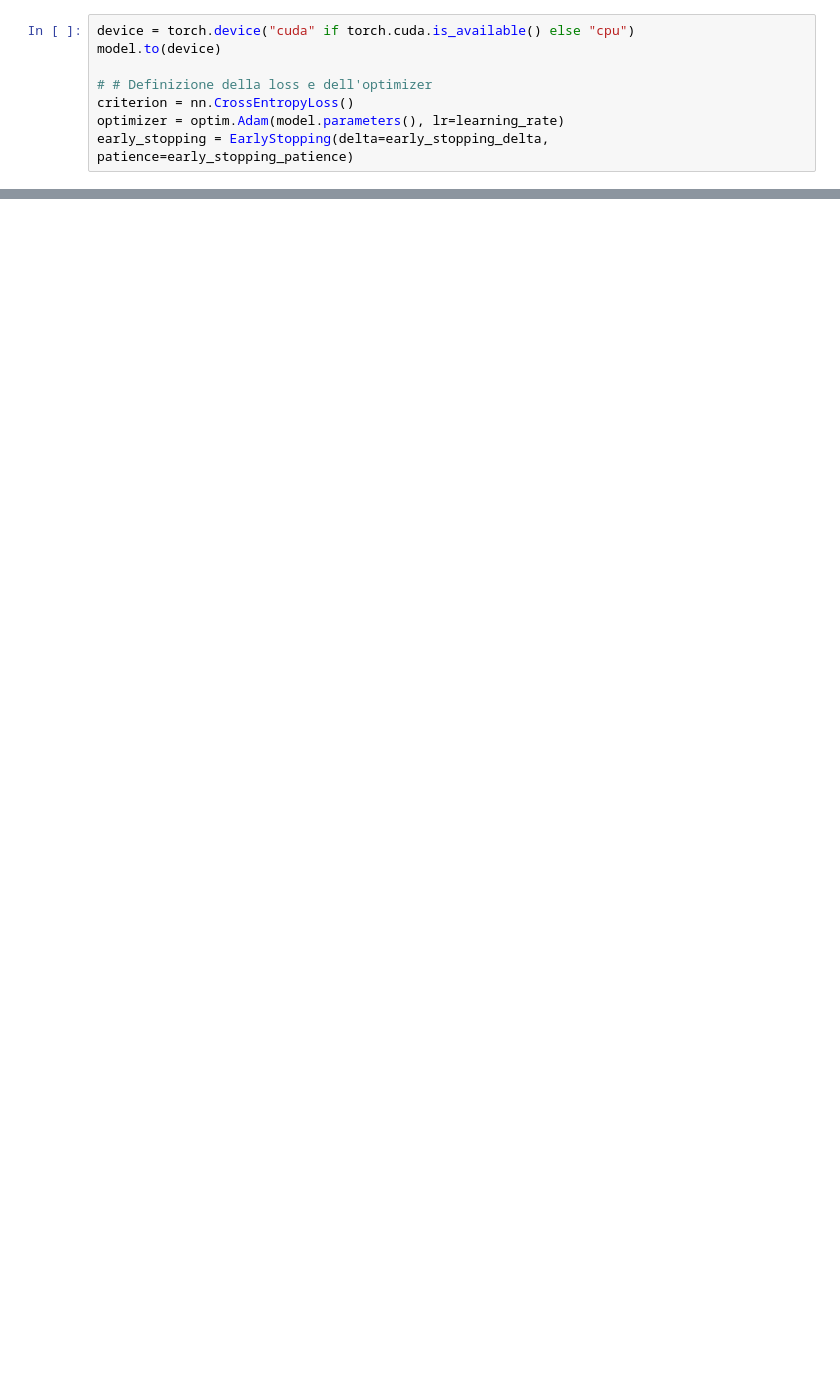
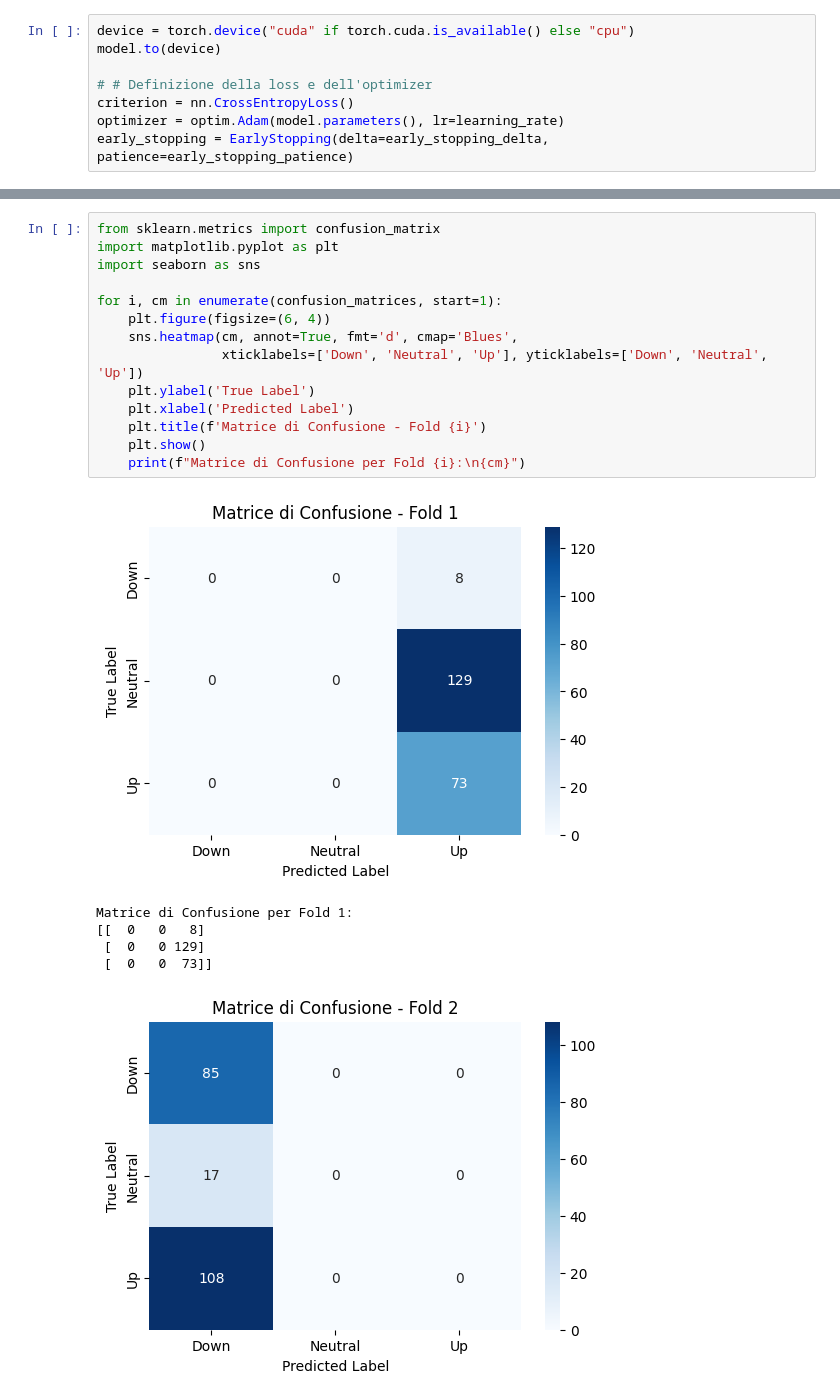
Before and after one commit to tommasomora01/StockIndexClassification, a Jupyter notebook: StockIndexClassification_Training.ipynb, the cells around one changed output, grey strips where cells are left out. Drawn from its saved outputs; the diff is of its cells as text; blank space fills up the shorter version.

```diff
--- a/StockIndexClassification_Training.ipynb
+++ b/StockIndexClassification_Training.ipynb
@@ -228,0 +328,21 @@ Accuracy sul test set: 0.8611
+# %%
+from sklearn.metrics import confusion_matrix
+import matplotlib.pyplot as plt
+import seaborn as sns
+
+for i, cm in enumerate(confusion_matrices, start=1):
+    plt.figure(figsize=(6, 4))
+    sns.heatmap(cm, annot=True, fmt='d', cmap='Blues',
+                xticklabels=['Down', 'Neutral', 'Up'], yticklabels=['Down', 'Neutral', 'Up'])
+    plt.ylabel('True Label')
+    plt.xlabel('Predicted Label')
+    plt.title(f'Matrice di Confusione - Fold {i}')
+    plt.show()
+    print(f"Matrice di Confusione per Fold {i}:\n{cm}")
+# %% [output]
+[figure, added]
+Matrice di Confusione per Fold 1:
+[[  0   0   8]
+ [  0   0 129]
+ [  0   0  73]]
+[figure, added]
```
Also changed, not shown: parts of 13 cells of this notebook.
